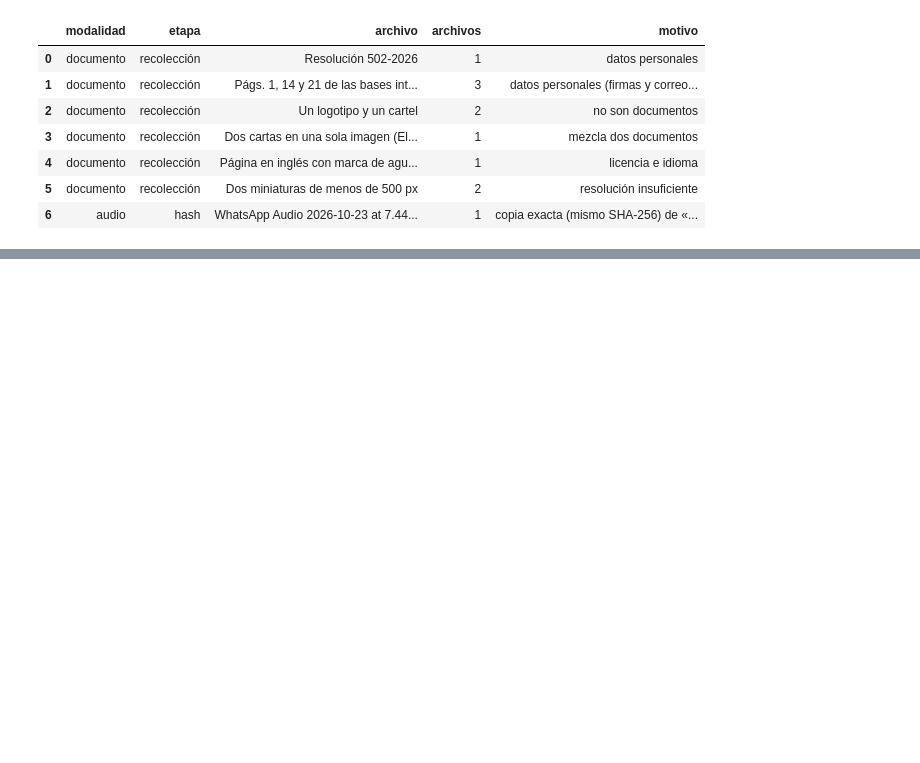
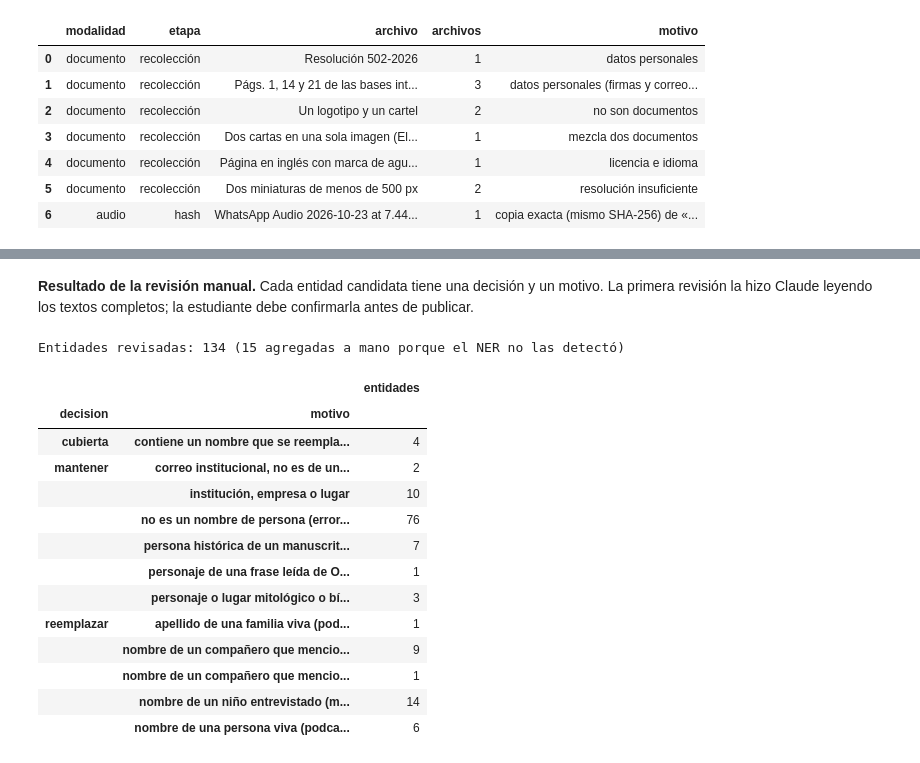
Before and after one commit to IvettexMamani/diplomado-python-2026, a Jupyter notebook: tarea_2/01_extraccion.ipynb, the cells around one changed output, grey strips where cells are left out. Cells and saved outputs as stored; diff of their text form; code cells hidden in the pictures; blank space fills up the shorter version.

```diff
--- a/tarea_2/01_extraccion.ipynb
+++ b/tarea_2/01_extraccion.ipynb
@@ -824,0 +843,32 @@ Descartes: 11 archivos (10 al recolectar y 1 en este notebook)
+# %%
+import spacy
+from rapidfuzz import fuzz
+
+SEUDO_DIR = RAW / "seudonimizacion"
+SEUDO_DIR.mkdir(exist_ok=True)
+PATRONES = {
+    "DNI": r"(?i)\bD\.?\s?N\.?\s?I\.?\s*(?:N[°ºo.]*\s*)?:?\s*\d{8}\b",
+    "CELULAR": r"(?<!\d)9\d{2}[\s-]?\d{3}[\s-]?\d{3}(?!\d)",
+    "CORREO": r"[\w.+-]+@[\w-]+(?:\.[\w-]+)+",
+    "RUC": r"(?<!\d)10\d{9}(?!\d)",
+}
+MARCA = {"DNI": "[DNI]", "CELULAR": "[CELULAR]", "CORREO": "[CORREO]", "RUC": "[RUC]"}
+
+textos = ([("documento", d.id, d.texto_ocr_crudo) for d in docs.itertuples()]
+          + [("audio", i, "\n".join(segmentos[i]["texto"])) for i in audios["id"]])
+nlp = spacy.load("es_core_news_md")
+filas = []
+for modalidad, ident, texto in textos:
+    for linea in nlp.pipe(texto.split("\n")):   # por línea OCR o segmento ASR, para no unir dos frases
+        filas += [(modalidad, ident, "PERSONA", e.text.strip()) for e in linea.ents if e.label_ == "PER"]
+    for tipo, patron in PATRONES.items():
+        filas += [(modalidad, ident, tipo, m.group()) for m in re.finditer(patron, texto)]
+candidatos = pd.DataFrame(filas, columns=["modalidad", "id", "tipo", "entidad"])
+(candidatos.groupby(["tipo", "entidad"])
+           .agg(apariciones=("id", "size"), archivos=("id", lambda s: ";".join(sorted(set(s)))))
+           .reset_index().to_csv(SEUDO_DIR / "candidatos.csv", index=False))
+del nlp
+gc.collect()
+
+print(f"Candidatos automáticos: {len(candidatos)} apariciones de {candidatos[['tipo', 'entidad']].drop_duplicates().shape[0]} entidades distintas")
+candidatos.groupby(["modalidad", "tipo"]).size().unstack(fill_value=0)
@@ -824,0 +881,28 @@ Descartes: 11 archivos (10 al recolectar y 1 en este notebook)
+# %% [markdown]
+**Resultado de la revisión manual.** Cada entidad candidata tiene una decisión y un motivo. La primera revisión la hizo Claude leyendo los textos completos; la estudiante debe confirmarla antes de publicar.
+# %%
+revision = pd.read_csv(SEUDO_DIR / "revision.csv", keep_default_na=False)
+revisadas = set(zip(revision["tipo"], revision["entidad"]))
+pendientes = candidatos[["tipo", "entidad"]].drop_duplicates()
+pendientes = pendientes[[(t, e) not in revisadas for t, e in zip(pendientes["tipo"], pendientes["entidad"])]]
+assert pendientes.empty, f"Faltan {len(pendientes)} candidatos por revisar en revision.csv"
+
+print(f"Entidades revisadas: {len(revision)} ({(revision['origen'] == 'lectura manual').sum()} agregadas a mano "
+      f"porque el NER no las detectó)")
+revision.groupby(["decision", "motivo"]).size().rename("entidades").to_frame()
+# %% [output]
+Entidades revisadas: 134 (15 agregadas a mano porque el NER no las detectó)
+|  |  | entidades |
+| decision | motivo |  |
+| cubierta | contiene un nombre que se reempla... | 4 |
+| mantener | correo institucional, no es de un... | 2 |
+|  | institución, empresa o lugar | 10 |
+|  | no es un nombre de persona (error... | 76 |
+|  | persona histórica de un manuscrit... | 7 |
+|  | personaje de una frase leída de O... | 1 |
+|  | personaje o lugar mitológico o bí... | 3 |
+| reemplazar | apellido de una familia viva (pod... | 1 |
+|  | nombre de un compañero que mencio... | 9 |
+|  | nombre de un compañero que mencio... | 1 |
+|  | nombre de un niño entrevistado (m... | 14 |
+|  | nombre de una persona viva (podca... | 6 |
```
Also changed, not shown: parts of 3 cells of this notebook.
